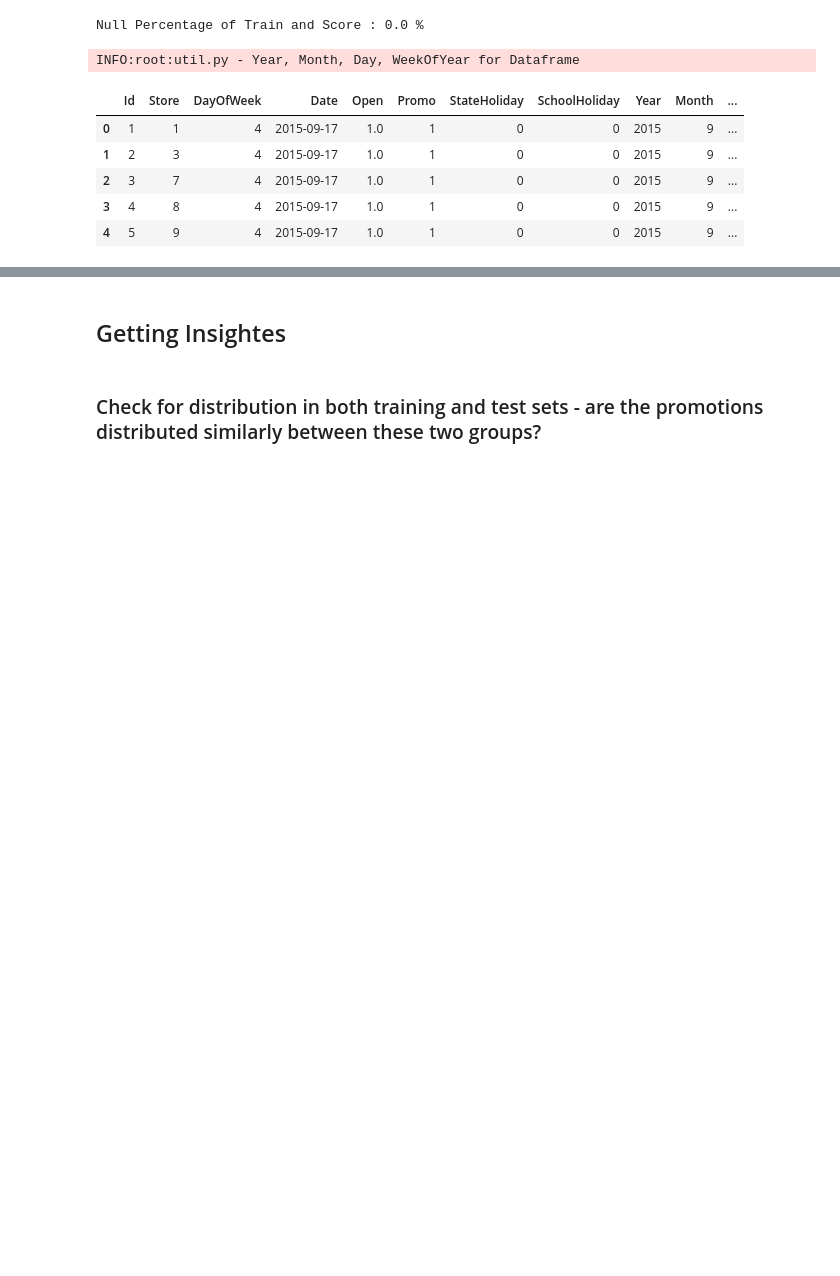
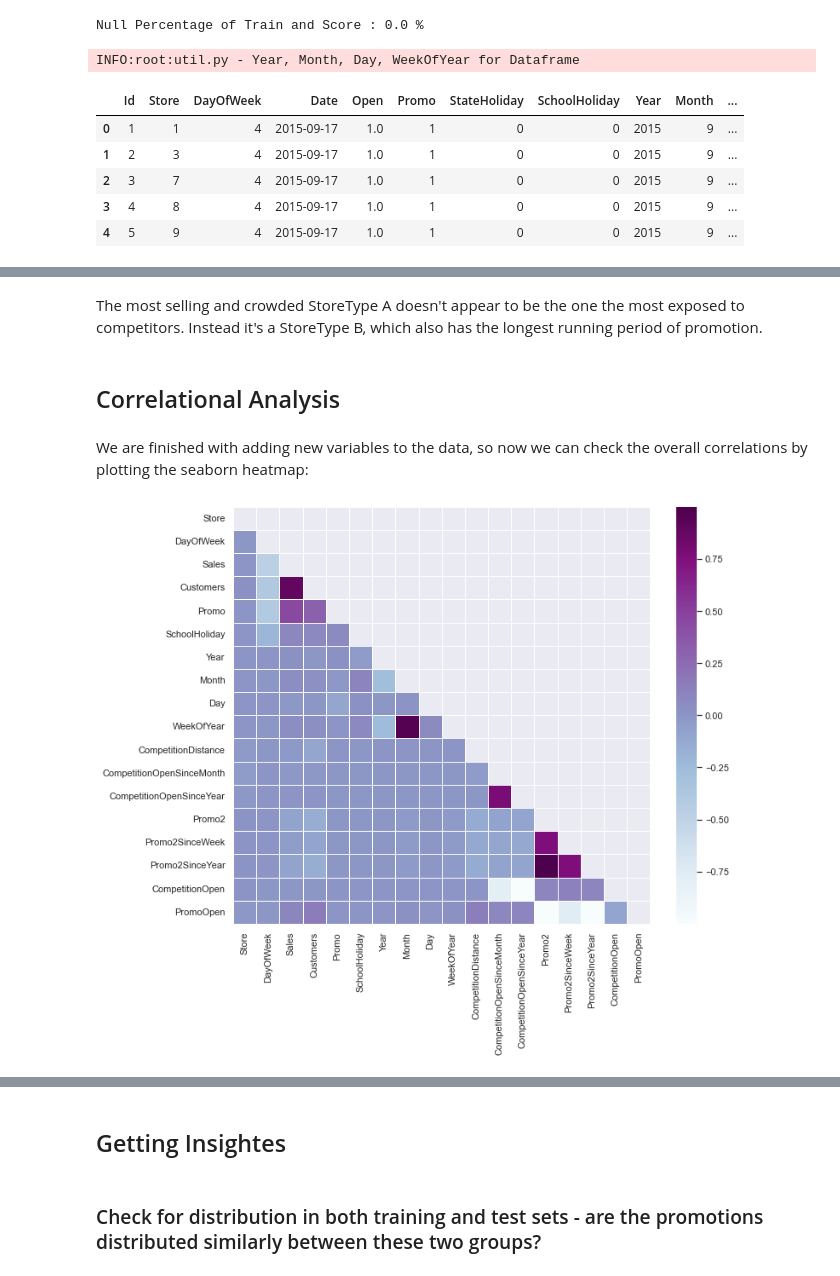
Before and after one commit to tadesse381/Pharmaceutical_Sales_prediction, a Jupyter notebook: notebooks/EDA_of_customer_purchasing_behavior.ipynb, the cells around one changed output, grey strips where cells are left out. Drawn from its saved outputs; the diff is of its cells as text; code cells hidden in the pictures; blank space fills up the shorter version.

```diff
--- a/notebooks/EDA_of_customer_purchasing_behavior.ipynb
+++ b/notebooks/EDA_of_customer_purchasing_behavior.ipynb
@@ -259,0 +422,14 @@ INFO:root:util.py - Year, Month, Day, WeekOfYear for Dataframe
+# %%
+# competition open time (in months)
+train_store['CompetitionOpen'] = 12 * (train_store.Year - train_store.CompetitionOpenSinceYear) + \
+        (train_store.Month - train_store.CompetitionOpenSinceMonth)
+
+# Promo open time
+train_store['PromoOpen'] = 12 * (train_store.Year - train_store.Promo2SinceYear) + \
+        (train_store.WeekOfYear - train_store.Promo2SinceWeek) / 4.0
+
+# replace NA's by 0
+train_store.fillna(0, inplace = True)
+
+# average PromoOpen time and CompetitionOpen time per store type
+train_store.loc[:, ['StoreType', 'Sales', 'Customers', 'PromoOpen', 'CompetitionOpen']].groupby('StoreType').mean()
@@ -259,0 +443,24 @@ INFO:root:util.py - Year, Month, Day, WeekOfYear for Dataframe
+# %% [markdown]
+The most selling and crowded StoreType A doesn't appear to be the one the most exposed to competitors. Instead it's a StoreType B, which also has the longest running period of promotion.
+# %% [markdown]
+## Correlational Analysis
+# %% [markdown]
+We are finished with adding new variables to the data, so now we can check the overall correlations by plotting the seaborn heatmap:
+# %%
+# Compute the correlation matrix
+# exclude 'Open' variable
+corr_all = train_store.drop('Open', axis = 1).corr()
+
+# Generate a mask for the upper triangle
+mask = np.zeros_like(corr_all, dtype = np.bool)
+mask[np.triu_indices_from(mask)] = True
+
+# Set up the matplotlib figure
+f, ax = plt.subplots(figsize = (11, 9))
+
+# Draw the heatmap with the mask and correct aspect ratio
+sns.heatmap(corr_all, mask = mask,
+            square = True, linewidths = .5, ax = ax, cmap = "BuPu")
+plt.show()
+# %% [output]
+[figure, added]
```
Also changed, not shown: parts of 73 cells of this notebook.
